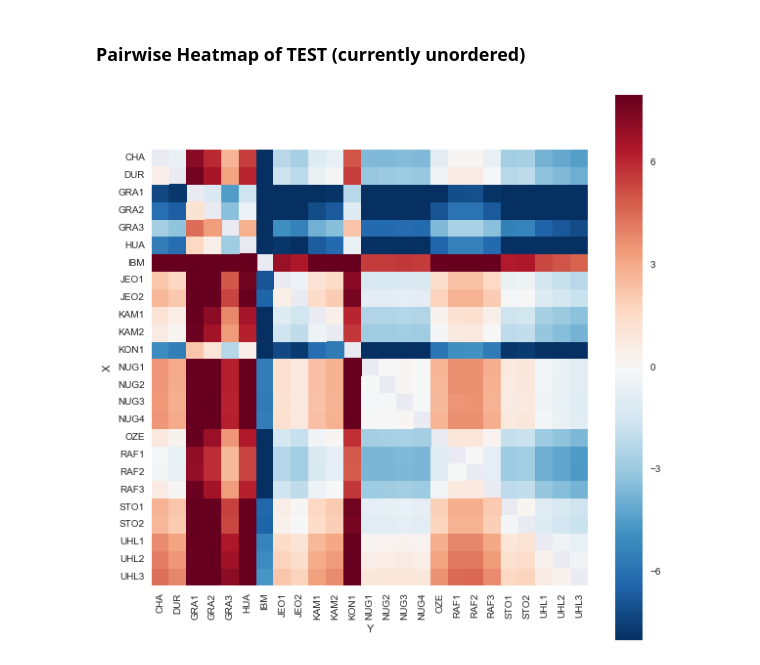
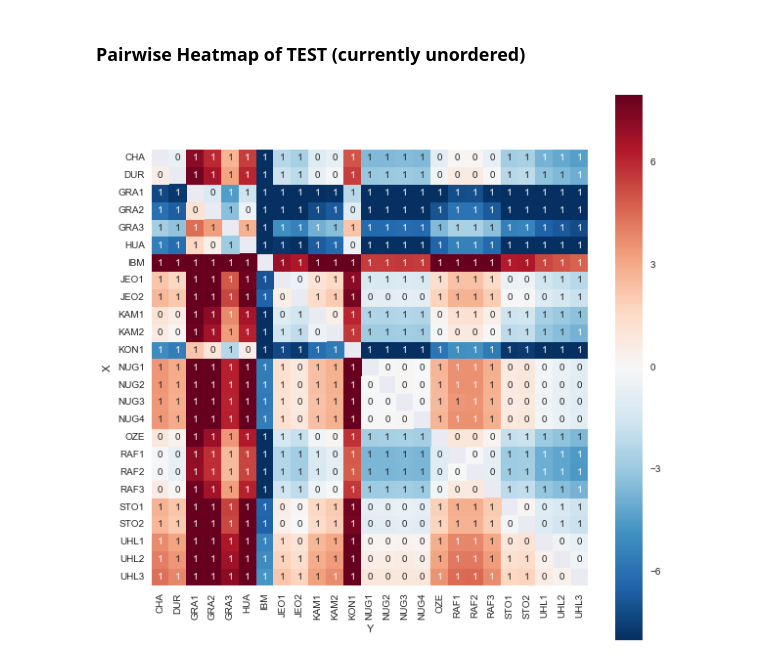
Before and after one commit to faroit/sisec-mus-results, a Jupyter notebook: Evaluation MUS2016.ipynb, the cells around one changed output. Drawn from its saved outputs; the diff is of its cells as text; code cells hidden in the pictures.

```diff
--- a/Evaluation MUS2016.ipynb
+++ b/Evaluation MUS2016.ipynb
@@ -277,8 +277,7 @@ pc_table.plot_simultaneous(comparison_name='IBM')
 # %%
 pc_table = sm.stats.multicomp.pairwise_tukeyhsd(df_sdr_vocals_test['score'], df_sdr_vocals_test['estimate_name'])
 
-
-df = pd.DataFrame(columns=['X', 'Y', 'Diff', 'reject'])
+df_sdr_vocals_test = pd.DataFrame(columns=['X', 'Y', 'Diff', 'reject'])
 pc_table._simultaneous_ci()
 for method in pc_table.groupsunique:
     comparison_name = method
@@ -306,7 +305,7 @@ for method in pc_table.groupsunique:
             'Diff': float(means[midx] - means[i]),
             'reject' : True
         })
-        df = df.append(series, ignore_index=True)
+        df_sdr_vocals_test = df_sdr_vocals_test.append(series, ignore_index=True)
     for i in nsigidx:
         series = pd.Series({
             'X': str(method),
@@ -314,17 +313,17 @@ for method in pc_table.groupsunique:
             'Diff': float(means[midx][0] - means[i]),
             'reject' : False
         })
-        df = df.append(series, ignore_index=True)
+        df_sdr_vocals_test = df_sdr_vocals_test.append(series, ignore_index=True)
 # %% [markdown]
 ### Pairwise Heatmap of TEST (currently unordered)
 # %%
-df_pivot = df.pivot("X", "Y", "Diff")
-df_reject = df.pivot("X", "Y", "reject").as_matrix()
+df_pivot = df_sdr_vocals_test.pivot("X", "Y", "Diff")
+df_reject = df_sdr_vocals_test.pivot("X", "Y", "reject").as_matrix()
 reject_matrix = np.array(df_reject, dtype=np.float)
-reject_matrix[np.isnan(reject_matrix)] = 1
+reject_matrix[np.isnan(reject_matrix)] = -1
 # %%
 f, ax = plt.subplots(1, 1, figsize=(10, 10))
-sns.heatmap(df_pivot, square=True, ax=ax, cmap='RdBu_r', vmax=8, vmin=-8)
+sns.heatmap(df_pivot, square=True, ax=ax, cmap='RdBu_r', vmax=8, vmin=-8, annot=reject_matrix)
 plt.savefig('heatmap.eps')
 # %% [output]
-[figure, old version]
+[figure, new version]
```
Also changed, not shown: parts of 1 cell of this notebook.
